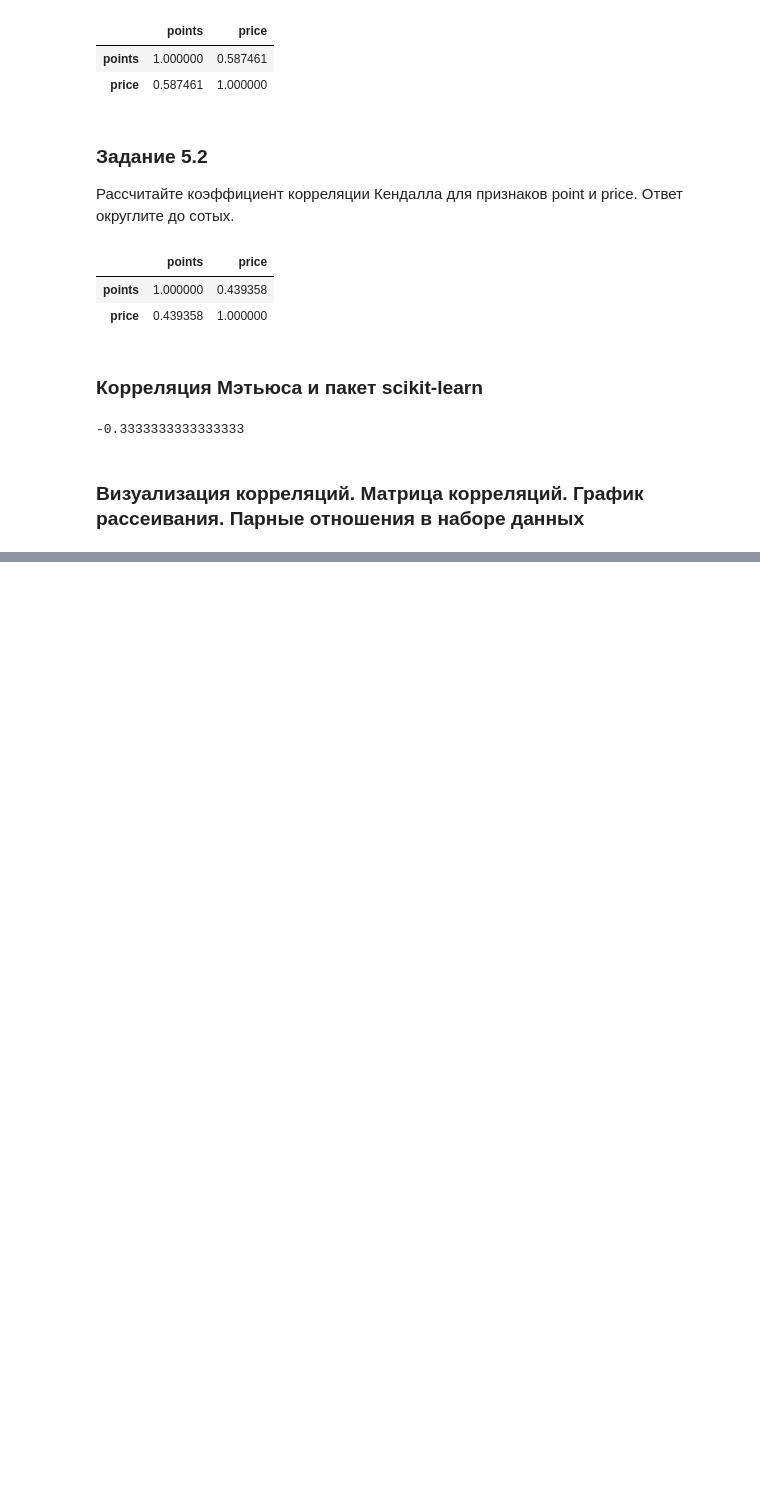
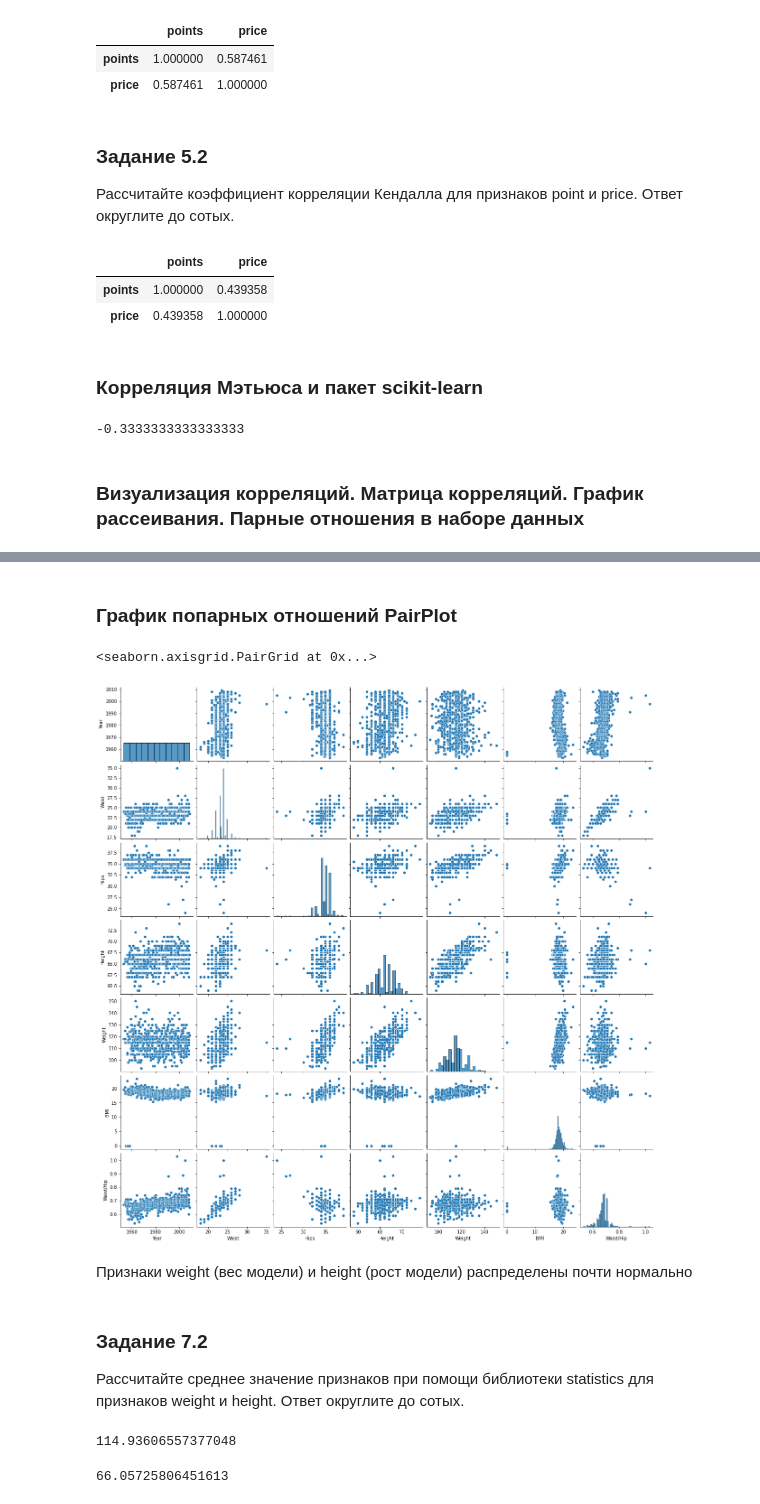
Before and after one commit to Alexx-Yu/python_classes, a Jupyter notebook: Module 24 - EDA-2/Theory.ipynb, the cells around one changed output, grey strips where cells are left out. Saved outputs shown, nothing was run; the diff lists cells and outputs as text; code cells hidden in the pictures; blank space fills up the shorter version.

```diff
--- a/Module 24 - EDA-2/Theory.ipynb
+++ b/Module 24 - EDA-2/Theory.ipynb
@@ -175,0 +222,18 @@ matthews_corrcoef(x, y) # рассчитаем коэффициент корре
+# %% [markdown]
+### График попарных отношений PairPlot
+# %%
+sns.pairplot(data)
+# %% [output]
+<seaborn.axisgrid.PairGrid at 0x...>
+[figure, added]
+# %% [markdown]
+Признаки weight (вес модели) и height (рост модели) распределены почти нормально
+# %% [markdown]
+###  Задание 7.2
+Рассчитайте среднее значение признаков при помощи библиотеки statistics для признаков weight и height. Ответ округлите до сотых.
+# %%
+display(data['Weight'].mean())
+display(data['Height'].mean())
+# %% [output]
+114.93606557377048
+66.05725806451613
```
Also changed, not shown: parts of 9 cells of this notebook.
